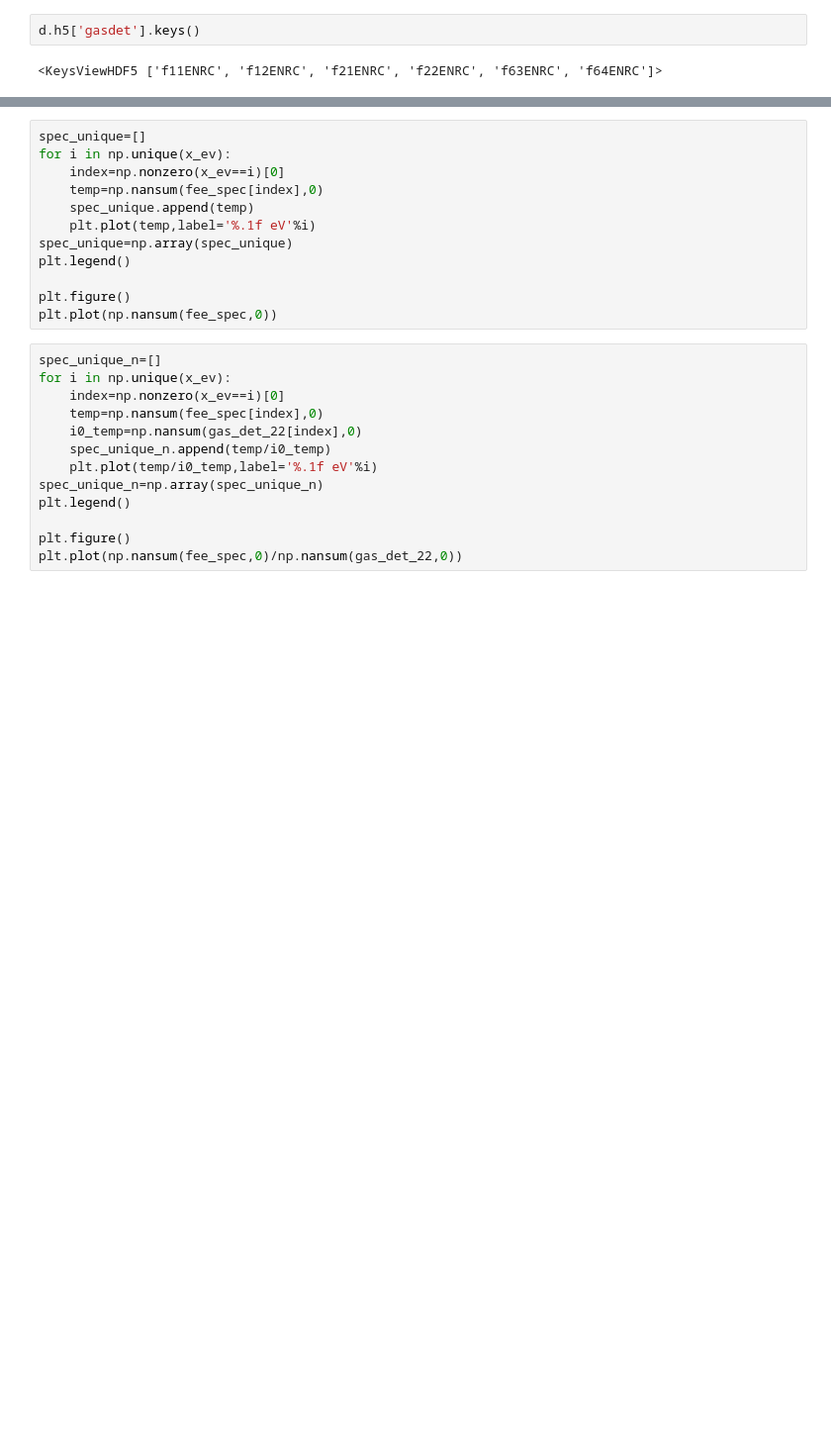
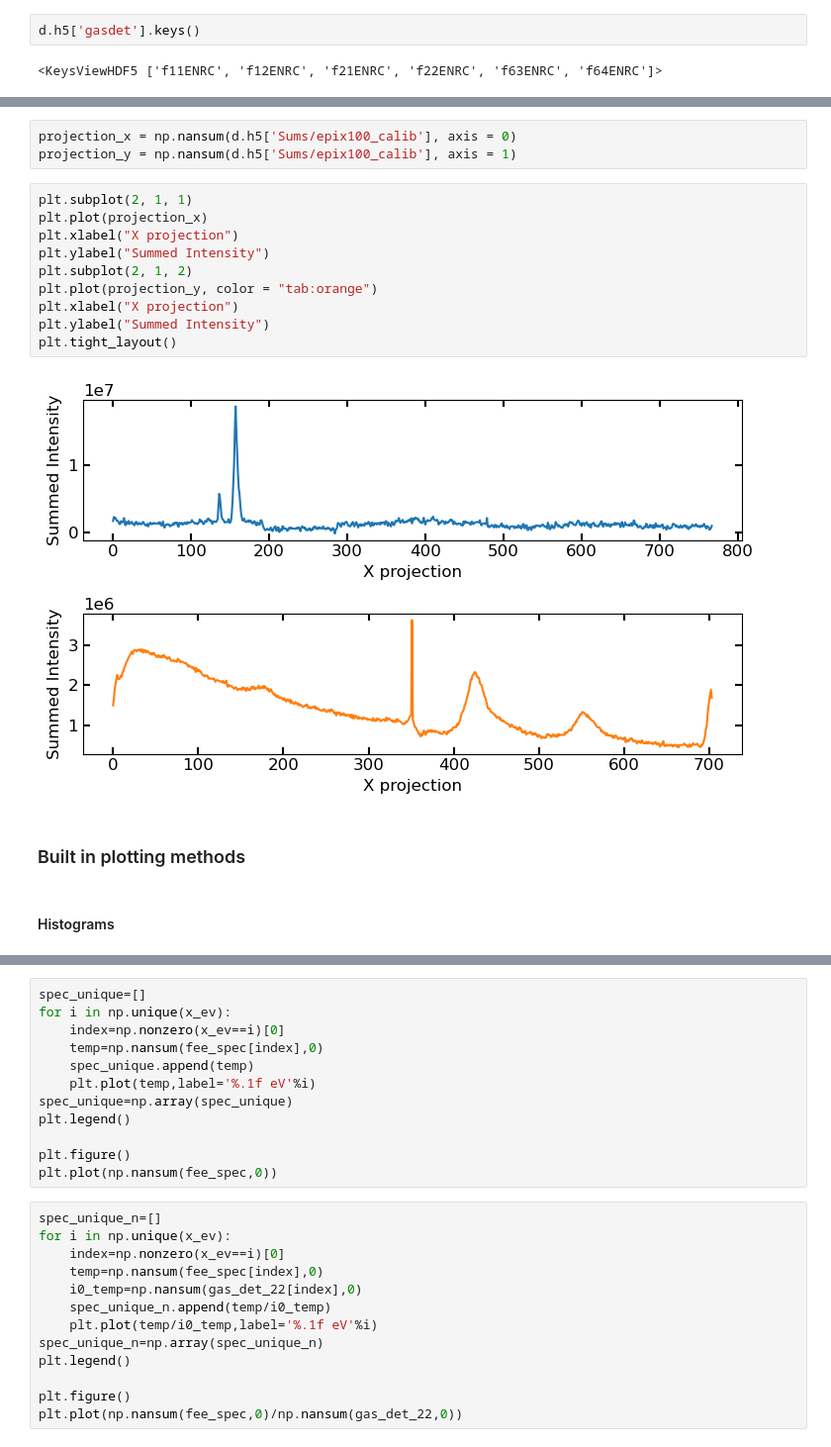
Before and after one commit to lg345/XSpect, a Jupyter notebook: diagnostics.ipynb, the cells around one changed output, grey strips where cells are left out. Shown at 99% size. Cells and saved outputs as stored; diff of their text form; blank space fills up the shorter version.

```diff
--- a/diagnostics.ipynb
+++ b/diagnostics.ipynb
@@ -185,0 +190,19 @@ plt.legend()
+# %%
+projection_x = np.nansum(d.h5['Sums/epix100_calib'], axis = 0)
+projection_y = np.nansum(d.h5['Sums/epix100_calib'], axis = 1)
+# %%
+plt.subplot(2, 1, 1)
+plt.plot(projection_x)
+plt.xlabel("X projection")
+plt.ylabel("Summed Intensity")
+plt.subplot(2, 1, 2)
+plt.plot(projection_y, color = "tab:orange")
+plt.xlabel("X projection")
+plt.ylabel("Summed Intensity")
+plt.tight_layout()
+# %% [output]
+[figure, added]
+# %% [markdown]
+### Built in plotting methods
+# %% [markdown]
+#### Histograms
```
Also changed, not shown: parts of 53 cells of this notebook, 2 other files.
